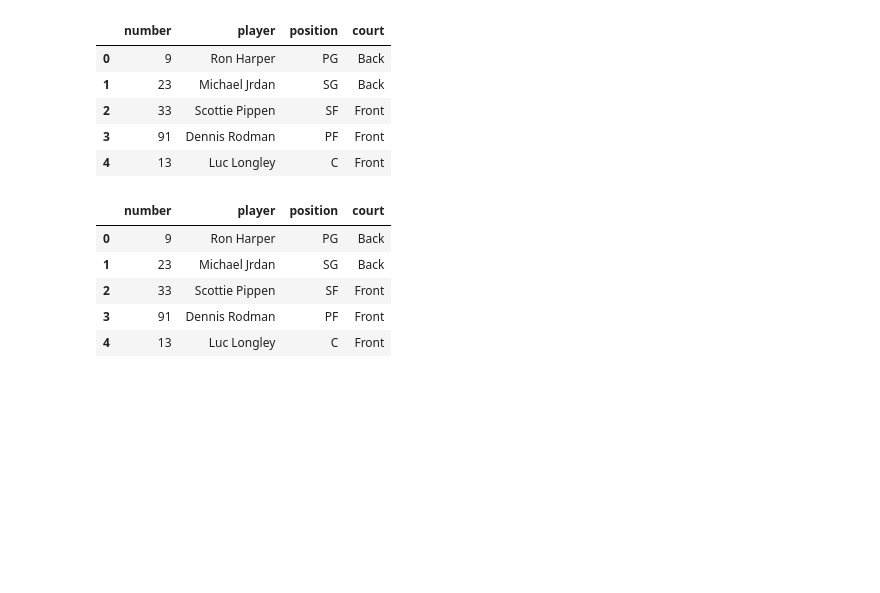
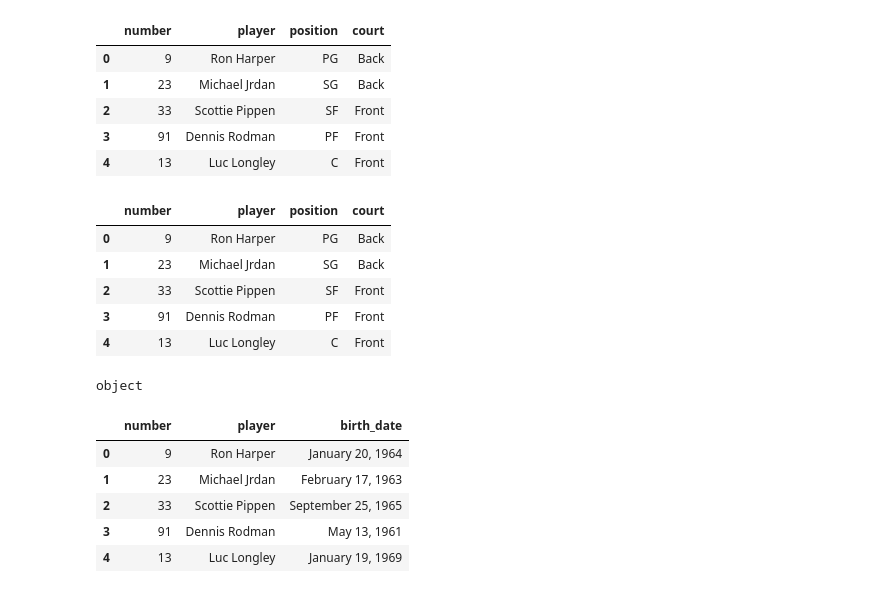
Before and after one commit to astalee812/Python-Practice, a Jupyter notebook: Data Science in Action.ipynb, the cells around one changed output. Cells and saved outputs as stored; diff of their text form; code cells hidden in the pictures; blank space fills up the shorter version.

```diff
--- a/Data Science in Action.ipynb
+++ b/Data Science in Action.ipynb
@@ -620,3 +620,24 @@ df
 | 2 | 33 | Scottie Pippen | SF | Front |
 | 3 | 91 | Dennis Rodman | PF | Front |
 | 4 | 13 | Luc Longley | C | Front |
+# %%
+# 處理時間序列
+import pandas as pd
+numbers = [9, 23, 33, 91, 13]
+players = ["Ron Harper", "Michael Jrdan", "Scottie Pippen", "Dennis Rodman", "Luc Longley"]
+birthday_dates = ["January 20, 1964", "February 17, 1963", "September 25, 1965", "May 13, 1961",
+                 "January 19, 1969"]
+df = pd.DataFrame()
+df["number"] = numbers
+df["player"] = players
+df["birth_date"] = birthday_dates
+print(df["birth_date"].dtype)
+df
+# %% [output]
+object
+|  | number | player | birth_date |
+| 0 | 9 | Ron Harper | January 20, 1964 |
+| 1 | 23 | Michael Jrdan | February 17, 1963 |
+| 2 | 33 | Scottie Pippen | September 25, 1965 |
+| 3 | 91 | Dennis Rodman | May 13, 1961 |
+| 4 | 13 | Luc Longley | January 19, 1969 |
```
Also changed, not shown: parts of 1 cell of this notebook.
